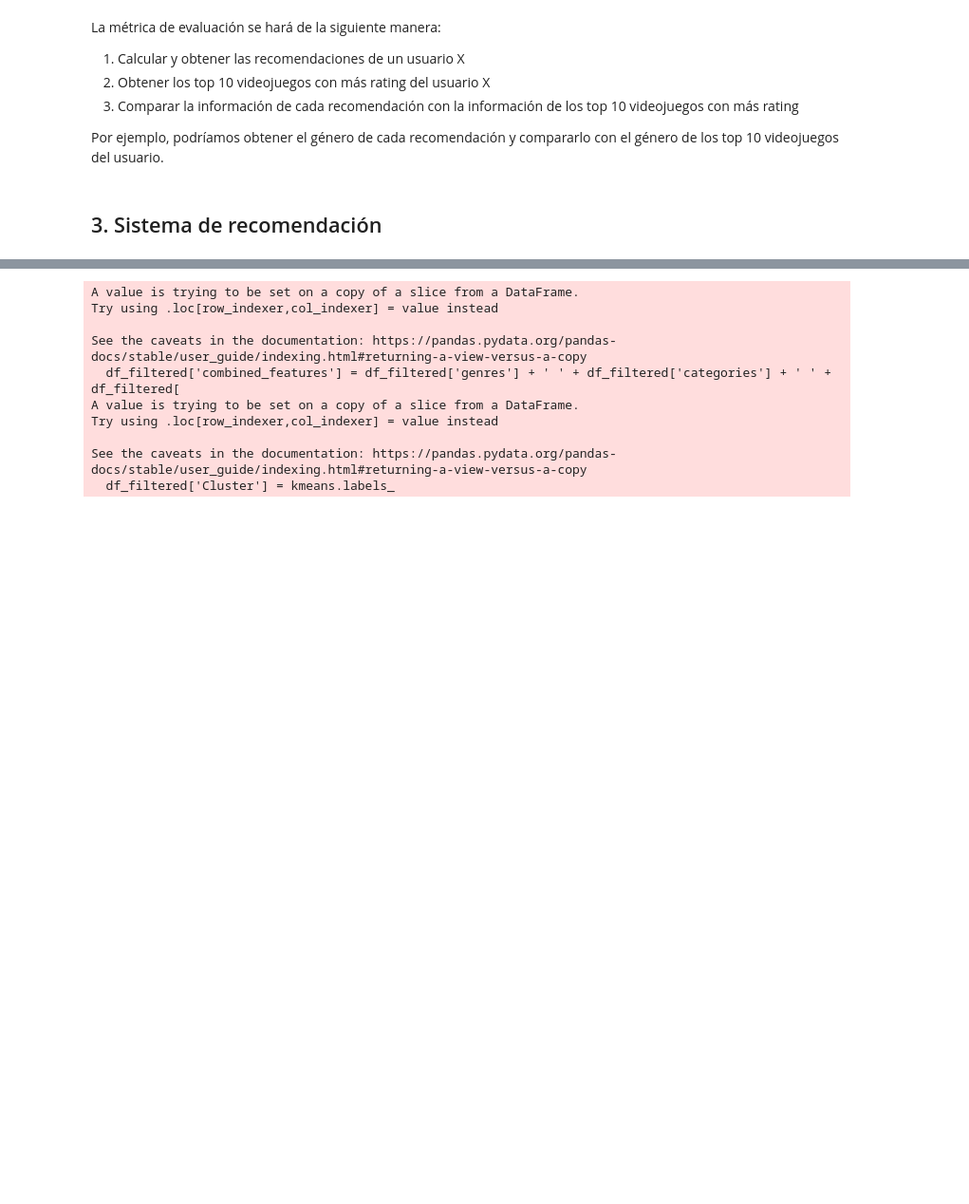
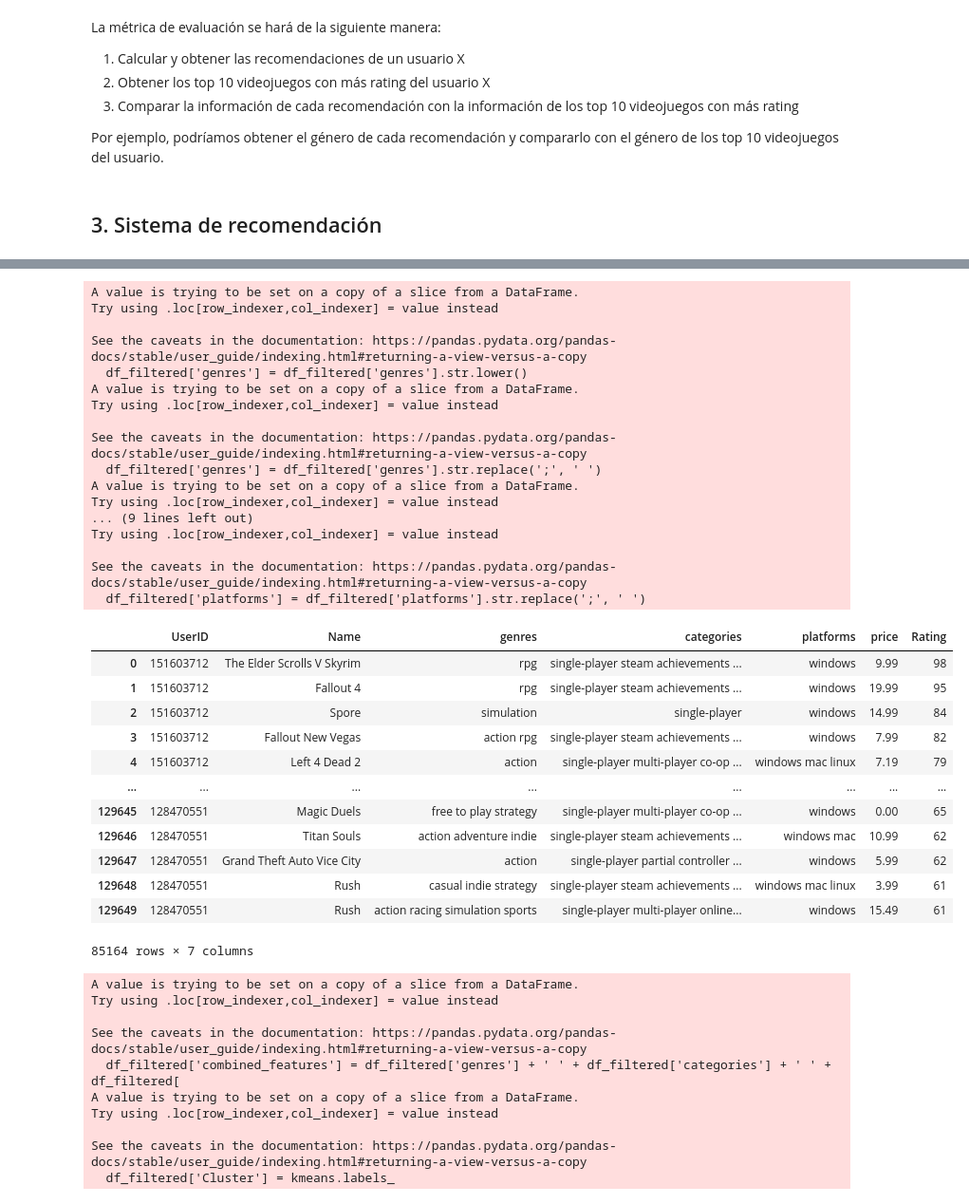
Before and after one commit to davidha99/proyecto-final-ml, a Jupyter notebook: A01383543-A00825175_pf1.ipynb, the cells around one changed output, grey strips where cells are left out. Shown at 95% size. Saved outputs shown, nothing was run; the diff lists cells and outputs as text; code cells hidden in the pictures; blank space fills up the shorter version.

```diff
--- a/main2.ipynb
+++ b/A01383543-A00825175_pf1.ipynb
@@ -573 +605,40 @@ Por ejemplo, podríamos obtener el género de cada recomendación y compararlo c
+# %%
+#Limpiamos y preprocesamos los datos de las columnas###############################################################################################
+df_filtered['genres'] = df_filtered['genres'].str.lower()
+df_filtered['genres'] = df_filtered['genres'].str.replace(';', ' ')
+df_filtered['categories'] = df_filtered['categories'].str.lower()
+df_filtered['categories'] = df_filtered['categories'].str.replace(';', ' ')
+df_filtered['platforms'] = df_filtered['platforms'].str.replace(';', ' ')
+df_filtered
+# %% [output]
+A value is trying to be set on a copy of a slice from a DataFrame.
+Try using .loc[row_indexer,col_indexer] = value instead
+
+See the caveats in the documentation: https://pandas.pydata.org/pandas-docs/stable/user_guide/indexing.html#returning-a-view-versus-a-copy
+  df_filtered['genres'] = df_filtered['genres'].str.lower()
+A value is trying to be set on a copy of a slice from a DataFrame.
+Try using .loc[row_indexer,col_indexer] = value instead
+
+See the caveats in the documentation: https://pandas.pydata.org/pandas-docs/stable/user_guide/indexing.html#returning-a-view-versus-a-copy
+  df_filtered['genres'] = df_filtered['genres'].str.replace(';', ' ')
+A value is trying to be set on a copy of a slice from a DataFrame.
+Try using .loc[row_indexer,col_indexer] = value instead
+... (9 lines left out)
+Try using .loc[row_indexer,col_indexer] = value instead
+
+See the caveats in the documentation: https://pandas.pydata.org/pandas-docs/stable/user_guide/indexing.html#returning-a-view-versus-a-copy
+  df_filtered['platforms'] = df_filtered['platforms'].str.replace(';', ' ')
+|  | UserID | Name | genres | categories | platforms | price | Rating |
+| 0 | 151603712 | The Elder Scrolls V Skyrim | rpg | single-player steam achievements ... | windows | 9.99 | 98 |
+| 1 | 151603712 | Fallout 4 | rpg | single-player steam achievements ... | windows | 19.99 | 95 |
+| 2 | 151603712 | Spore | simulation | single-player | windows | 14.99 | 84 |
+| 3 | 151603712 | Fallout New Vegas | action rpg | single-player steam achievements ... | windows | 7.99 | 82 |
+| 4 | 151603712 | Left 4 Dead 2 | action | single-player multi-player co-op ... | windows mac linux | 7.19 | 79 |
+| ... | ... | ... | ... | ... | ... | ... | ... |
+| 129645 | 128470551 | Magic Duels | free to play strategy | single-player multi-player co-op ... | windows | 0.00 | 65 |
+| 129646 | 128470551 | Titan Souls | action adventure indie | single-player steam achievements ... | windows mac | 10.99 | 62 |
+| 129647 | 128470551 | Grand Theft Auto Vice City | action | single-player partial controller ... | windows | 5.99 | 62 |
+| 129648 | 128470551 | Rush | casual indie strategy | single-player steam achievements ... | windows mac linux | 3.99 | 61 |
+| 129649 | 128470551 | Rush | action racing simulation sports | single-player multi-player online... | windows | 15.49 | 61 |
+85164 rows × 7 columns
 # %%
```
Also changed, not shown: parts of 4 cells of this notebook.
